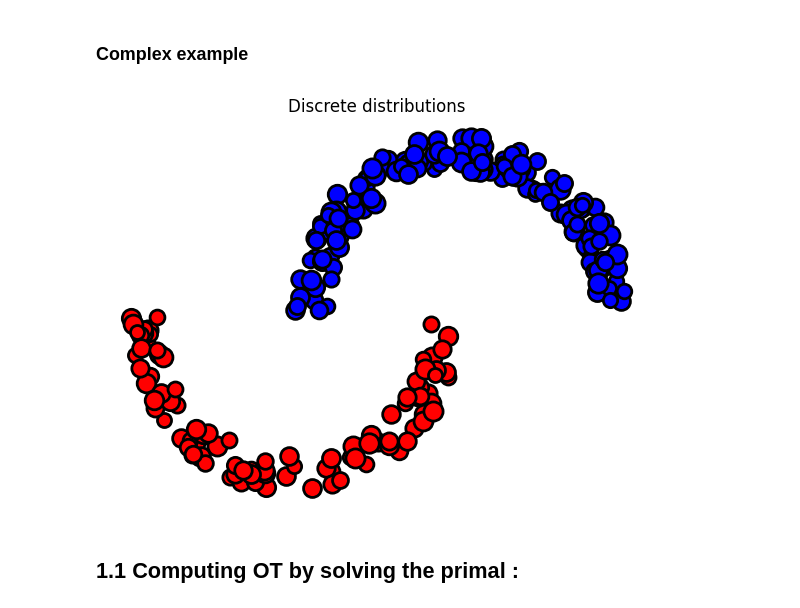
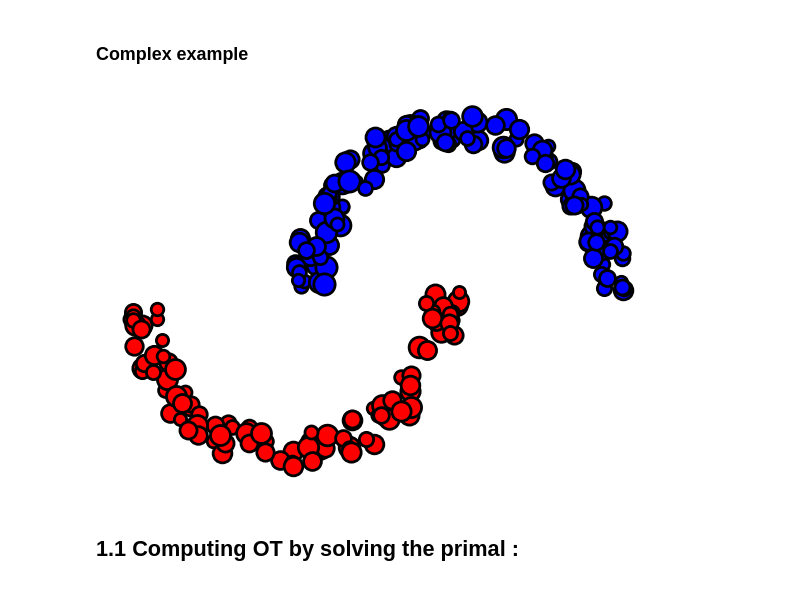
Before and after one commit to eugeneberta/MVA, a Jupyter notebook: S1_Optimal_Transport/Project/project.ipynb, the cells around one changed output. Cells and saved outputs as stored; diff of their text form; code cells hidden in the pictures.

```diff
--- a/S1_Optimal_Transport/Project/project.ipynb
+++ b/S1_Optimal_Transport/Project/project.ipynb
@@ -71,11 +71,11 @@ x = np.hstack((np.cos(thetax)*rx + 0.5, np.sin(thetax)*rx))
 y = np.hstack((np.cos(thetay)*ry - 0.5, np.sin(thetay)*ry))
 # %%
 normalize = lambda a: a/np.sum(a)
-a = normalize(1.+np.random.rand(N[0]))
-b = normalize(1.+np.random.rand(N[1]))
+a = normalize(0.5+np.random.rand(N[0]))
+b = normalize(0.5+np.random.rand(N[1]))
 # %%
 plt.figure(figsize=(7,5))
-plt.title("Discrete distributions")
+#plt.title("Discrete distributions")
 plot_distrib(x, y, a, b)
 # %% [output]
-[figure, old version]
+[figure, new version]
```
Also changed, not shown: parts of 84 cells of this notebook.
